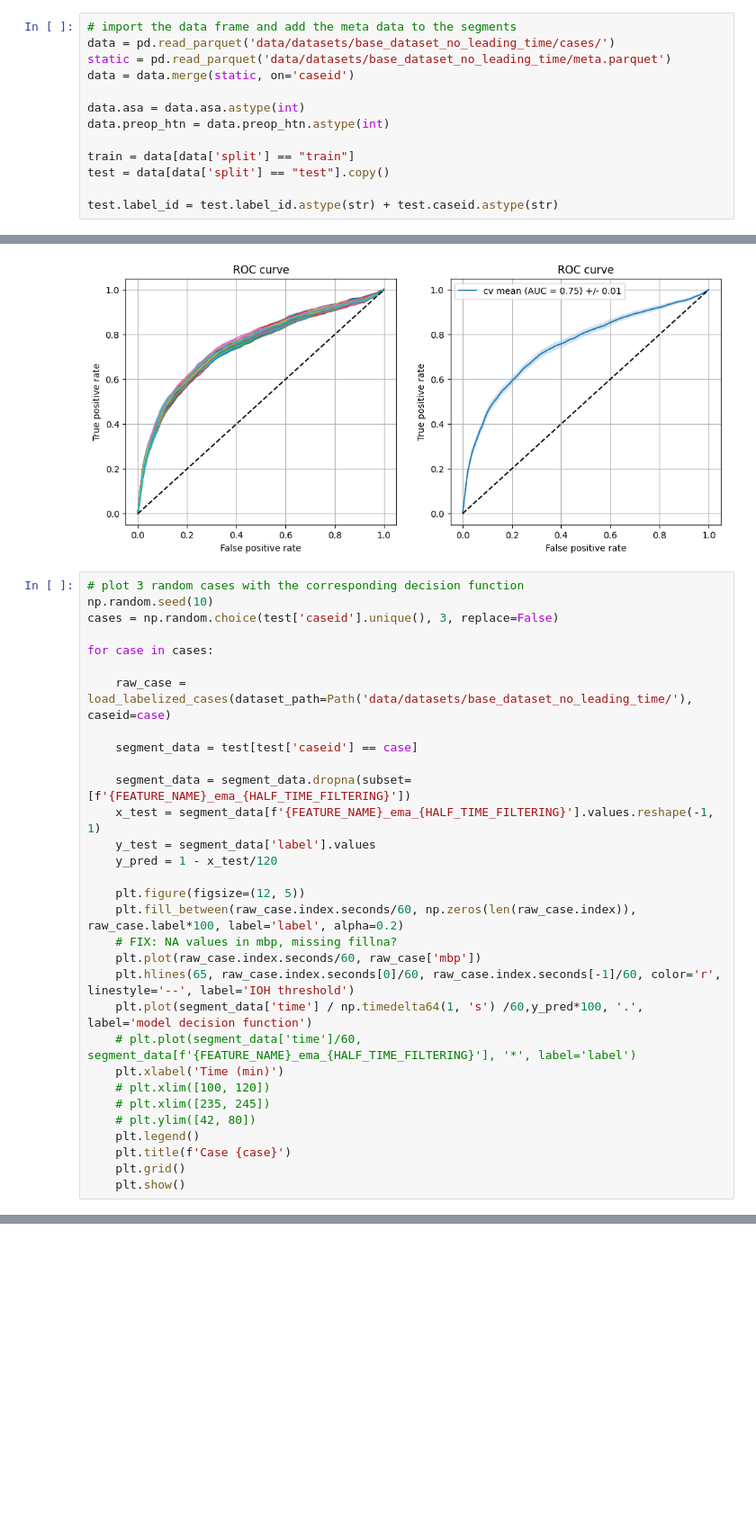
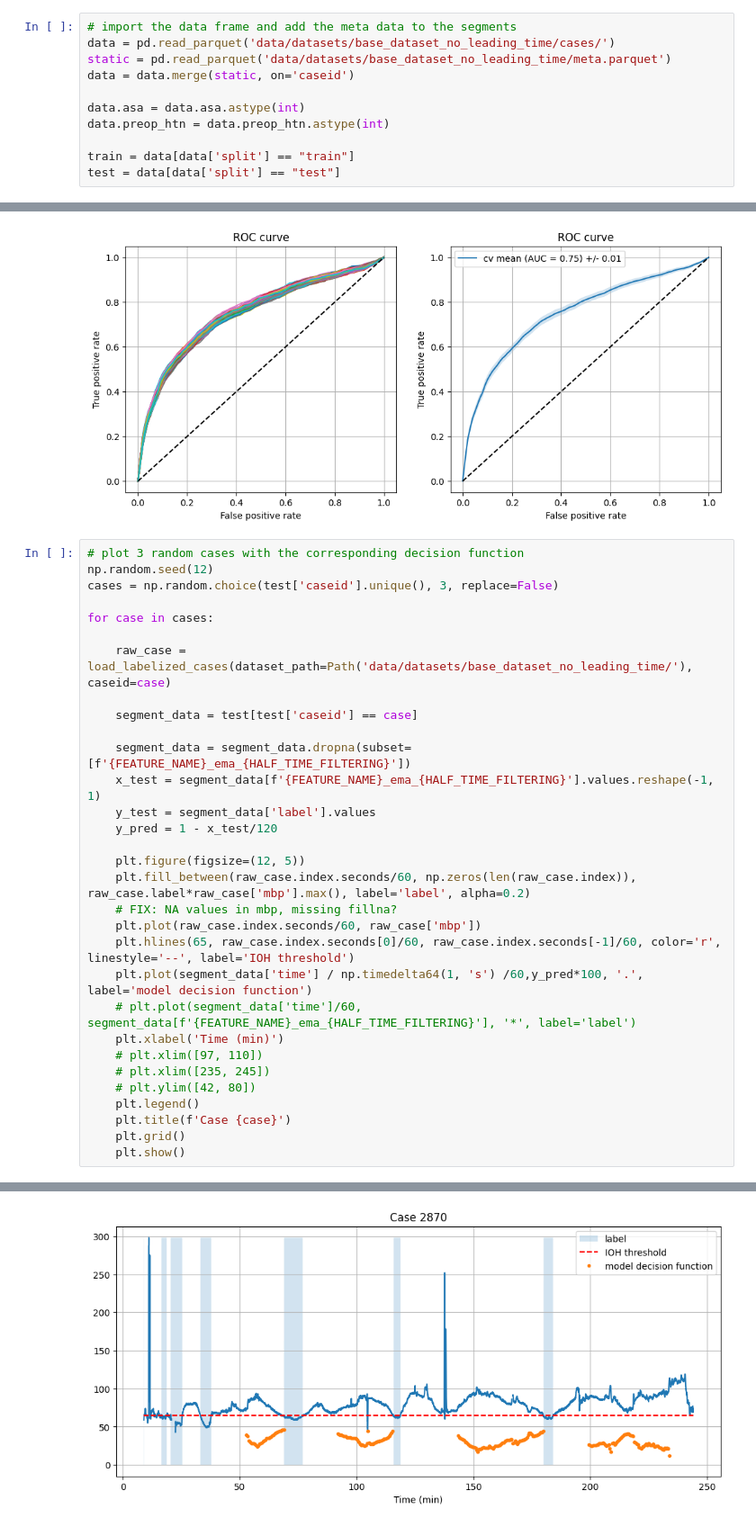
Before and after one commit to BobAubouin/hypotension_pred, a Jupyter notebook: scripts/experiments/baseline.ipynb, the cells around one changed output, grey strips where cells are left out. Shown at 90% size. Saved outputs shown, nothing was run; the diff lists cells and outputs as text; blank space fills up the shorter version.

```diff
--- a/scripts/experiments/baseline.ipynb
+++ b/scripts/experiments/baseline.ipynb
@@ -24,9 +24,7 @@ data.asa = data.asa.astype(int)
 data.preop_htn = data.preop_htn.astype(int)
 
 train = data[data['split'] == "train"]
-test = data[data['split'] == "test"].copy()
-
-test.label_id = test.label_id.astype(str) + test.caseid.astype(str)
+test = data[data['split'] == "test"]
 # %%
 # for each subgoup of data, create a regressor and evaluate it
 n_bootstraps = 200
@@ -107,7 +105,7 @@ plt.show()
 [figure]
 # %%
 # plot 3 random cases with the corresponding decision function
-np.random.seed(10)
+np.random.seed(12)
 cases = np.random.choice(test['caseid'].unique(), 3, replace=False)
 
 for case in cases:
@@ -122,14 +120,14 @@ for case in cases:
     y_pred = 1 - x_test/120
 
     plt.figure(figsize=(12, 5))
-    plt.fill_between(raw_case.index.seconds/60, np.zeros(len(raw_case.index)), raw_case.label*100, label='label', alpha=0.2)
+    plt.fill_between(raw_case.index.seconds/60, np.zeros(len(raw_case.index)), raw_case.label*raw_case['mbp'].max(), label='label', alpha=0.2)
     # FIX: NA values in mbp, missing fillna?
     plt.plot(raw_case.index.seconds/60, raw_case['mbp'])
     plt.hlines(65, raw_case.index.seconds[0]/60, raw_case.index.seconds[-1]/60, color='r', linestyle='--', label='IOH threshold')
     plt.plot(segment_data['time'] / np.timedelta64(1, 's') /60,y_pred*100, '.', label='model decision function')
     # plt.plot(segment_data['time']/60, segment_data[f'{FEATURE_NAME}_ema_{HALF_TIME_FILTERING}'], '*', label='label')
     plt.xlabel('Time (min)')
-    # plt.xlim([100, 120])
+    # plt.xlim([97, 110])
     # plt.xlim([235, 245])
     # plt.ylim([42, 80])
     plt.legend()
@@ -140,0 +138 @@ ValueError: cannot reindex on an axis with duplicate labels
+[figure, added]
```
Also changed, not shown: parts of 2 cells of this notebook, 3 other files.
